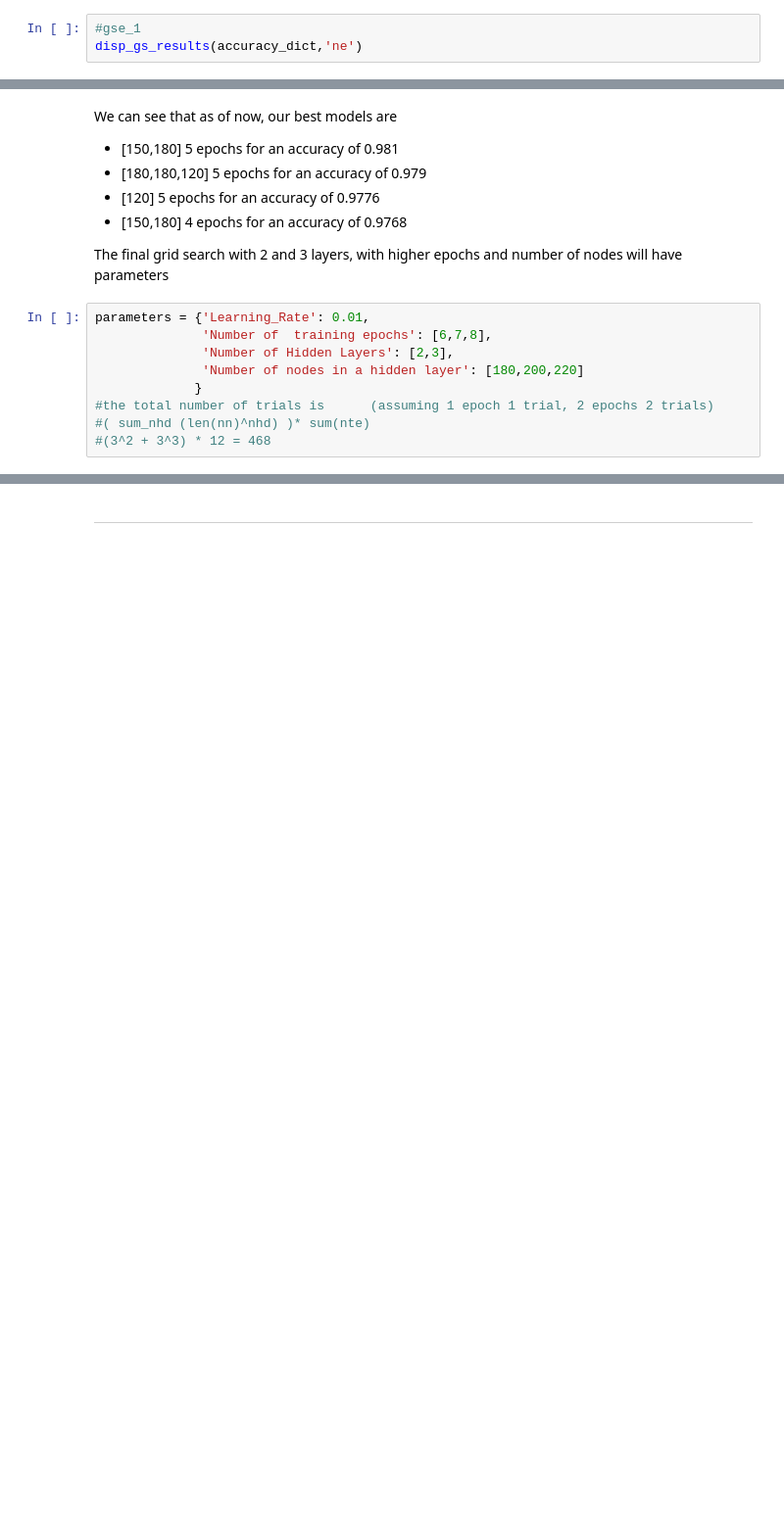
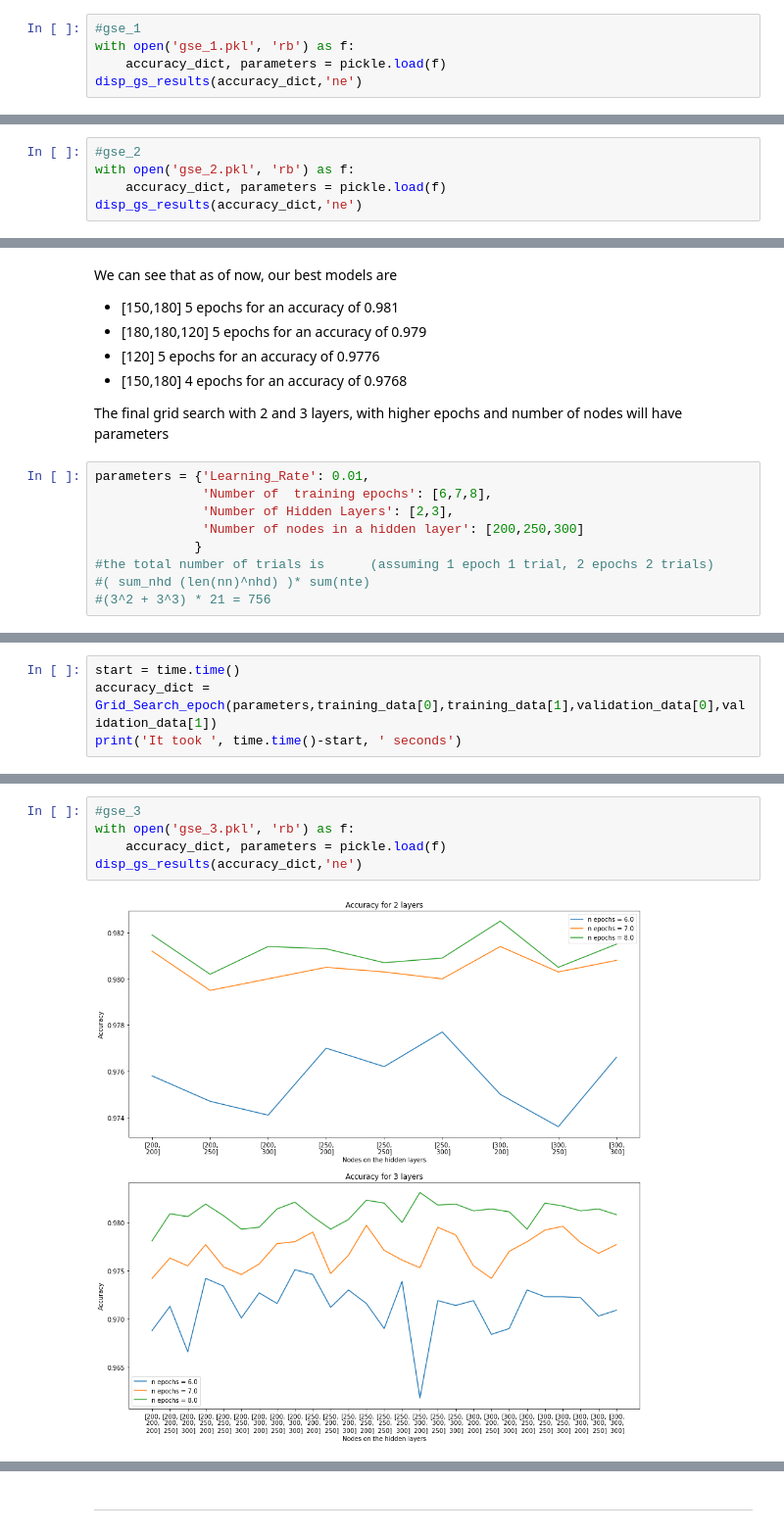
Before and after one commit to Oriol23/Making-a-perceptron-from-scratch, a Jupyter notebook: Multi layered perceptron.ipynb, the cells around one changed output, grey strips where cells are left out. Shown: that part at 98% size. Saved outputs shown, nothing was run; the diff lists cells and outputs as text; blank space fills up the shorter version.

```diff
--- a/Multi layered perceptron.ipynb
+++ b/Multi layered perceptron.ipynb
@@ -748,6 +755,8 @@ print('It took ', time.time()-start, ' seconds')
 It took  1072.918049812317  seconds
 # %%
 #gse_1
+with open('gse_1.pkl', 'rb') as f:
+    accuracy_dict, parameters = pickle.load(f)
 disp_gs_results(accuracy_dict,'ne')
 # %% [output]
 [figure]
@@ -781,0 +799,5 @@ disp_gs_results(accuracy_dict,'ne')
+# %%
+#gse_2
+with open('gse_2.pkl', 'rb') as f:
+    accuracy_dict, parameters = pickle.load(f)
+disp_gs_results(accuracy_dict,'ne')
@@ -839,8 +836,8 @@ The final grid search with 2 and 3 layers, with higher epochs and number of node
 parameters = {'Learning_Rate': 0.01,
               'Number of  training epochs': [6,7,8],
               'Number of Hidden Layers': [2,3],
-              'Number of nodes in a hidden layer': [180,200,220]
+              'Number of nodes in a hidden layer': [200,250,300]
              }
 #the total number of trials is      (assuming 1 epoch 1 trial, 2 epochs 2 trials)
 #( sum_nhd (len(nn)^nhd) )* sum(nte)
-#(3^2 + 3^3) * 12 = 468
+#(3^2 + 3^3) * 21 = 756
@@ -848,0 +844,4 @@ SyntaxError: invalid syntax (<ipython-input-101-cea14dea96c0>, line 1)
+# %%
+start = time.time()
+accuracy_dict = Grid_Search_epoch(parameters,training_data[0],training_data[1],validation_data[0],validation_data[1])
+print('It took ', time.time()-start, ' seconds')
@@ -848,0 +850,7 @@ SyntaxError: invalid syntax (<ipython-input-101-cea14dea96c0>, line 1)
+# %%
+#gse_3
+with open('gse_3.pkl', 'rb') as f:
+    accuracy_dict, parameters = pickle.load(f)
+disp_gs_results(accuracy_dict,'ne')
+# %% [output]
+[figure, added]
```
Also changed, not shown: parts of 23 cells of this notebook, 1 other file.
